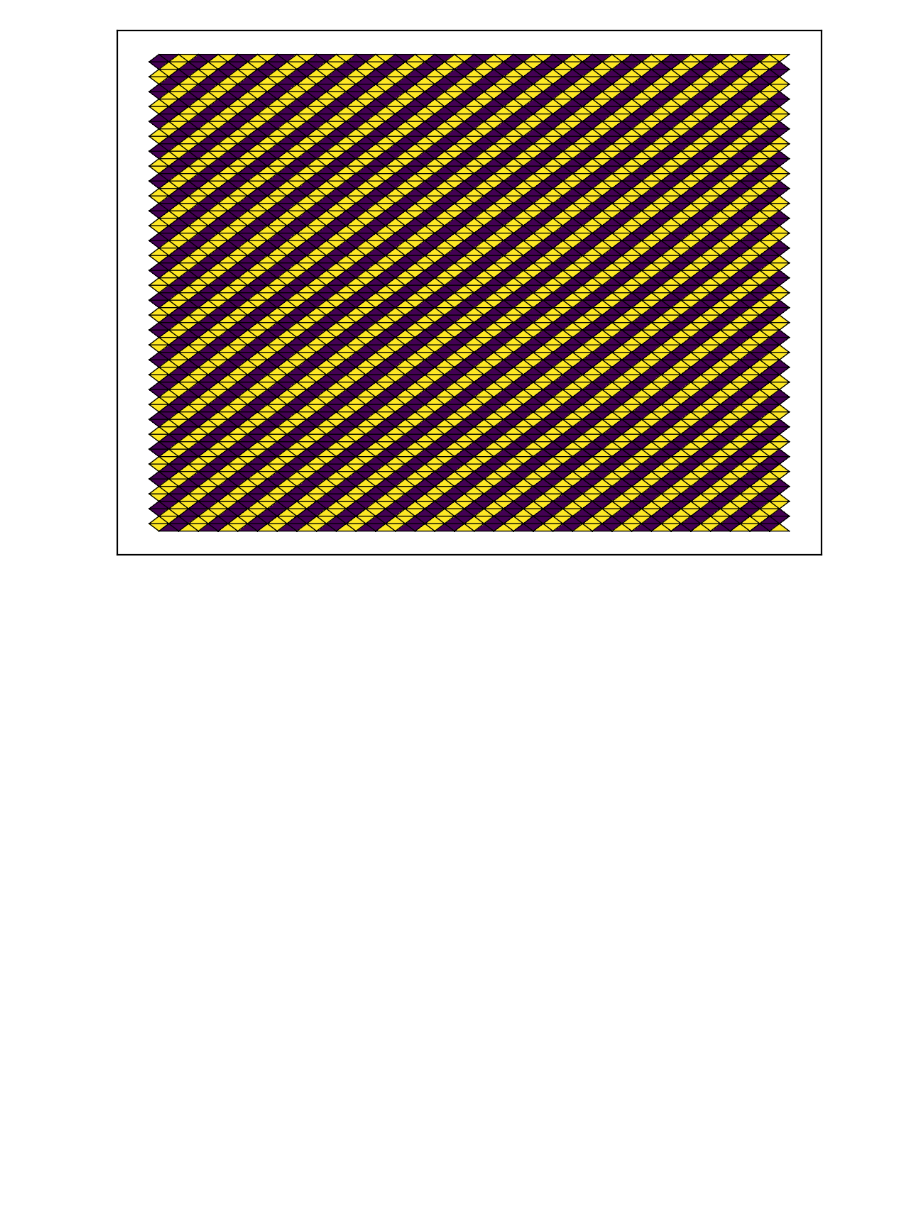
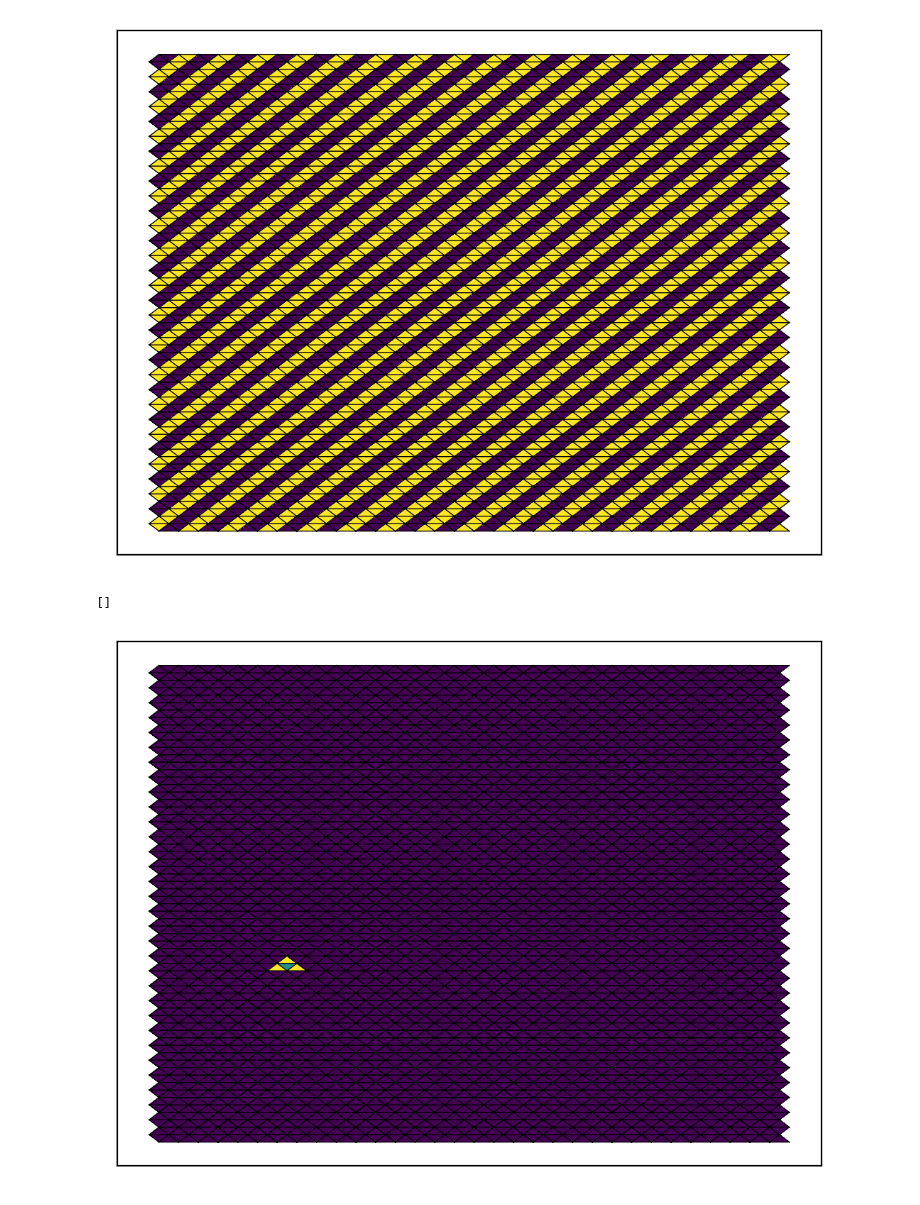
Before and after one commit to HeisenbergK/Computational-Physics, a Jupyter notebook: Ising/try_tri.ipynb, the cells around one changed output. Saved outputs shown, nothing was run; the diff lists cells and outputs as text; code cells hidden in the pictures; blank space fills up the shorter version.

```diff
--- a/Ising/try_tri.ipynb
+++ b/Ising/try_tri.ipynb
@@ -111,3 +111,54 @@ ax.set_yticks([])
 # %% [output]
 []
 [figure]
+# %%
+chosenx = 13
+choseny = 23
+my_tri = 0
+corners = CornersFromXY(chosenx, choseny)
+for k in range(len(better_triangles)):
+    if (
+        (corners[0] in better_triangles[k])
+        and (corners[1] in better_triangles[k])
+        and (corners[2] in better_triangles[k])
+    ):
+        my_tri = k
+        break
+
+
+nb = []
+if IsEven(chosenx + choseny):
+    nb.append([chosenx-1,choseny])
+    nb.append([chosenx+1,choseny])
+    nb.append([chosenx,choseny+1])
+else:
+    nb.append([chosenx-1,choseny])
+    nb.append([chosenx+1,choseny])
+    nb.append([chosenx,choseny-1])
+
+my_tris = []
+for i in nb:
+    corners = CornersFromXY(i[0], i[1])
+    for k in range(len(better_triangles)):
+        if (
+            (corners[0] in better_triangles[k])
+            and (corners[1] in better_triangles[k])
+            and (corners[2] in better_triangles[k])
+        ):
+            my_tris.append(k)
+            break
+
+facecolors3 = np.zeros(len(triangles))
+facecolors3[my_tri] = 5
+for triindex in my_tris:
+    facecolors3[triindex]=10
+
+
+fig, ax = plt.subplots(dpi=200)
+tpc = ax.tripcolor(triangulation, facecolors=facecolors3)
+ax.triplot(triangulation, lw=0.5, color='k')
+ax.set_xticks([])
+ax.set_yticks([])
+# %% [output]
+[]
+[figure, added]
```
